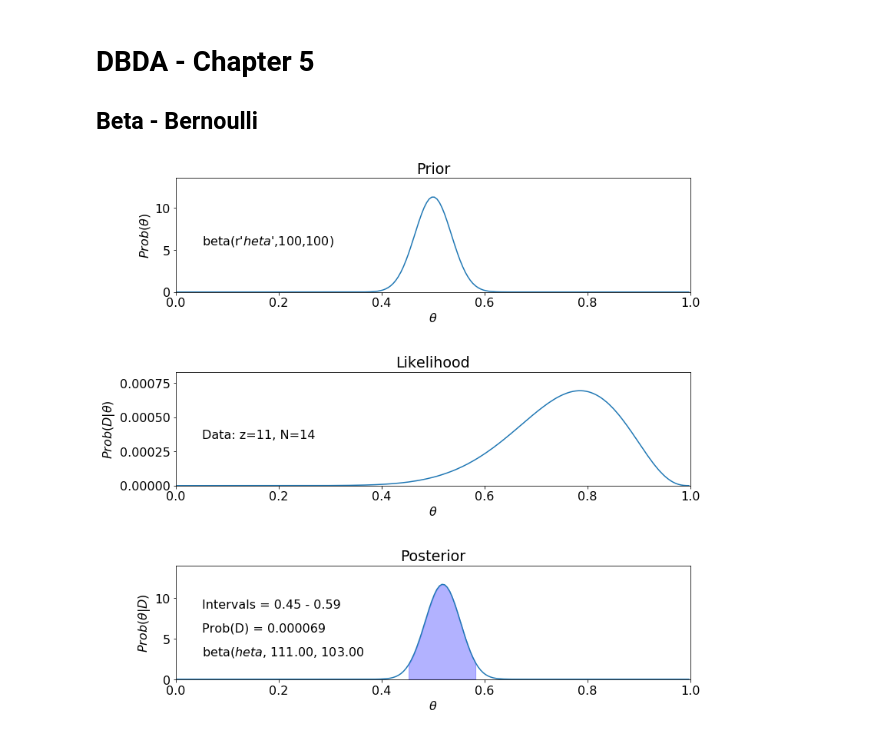
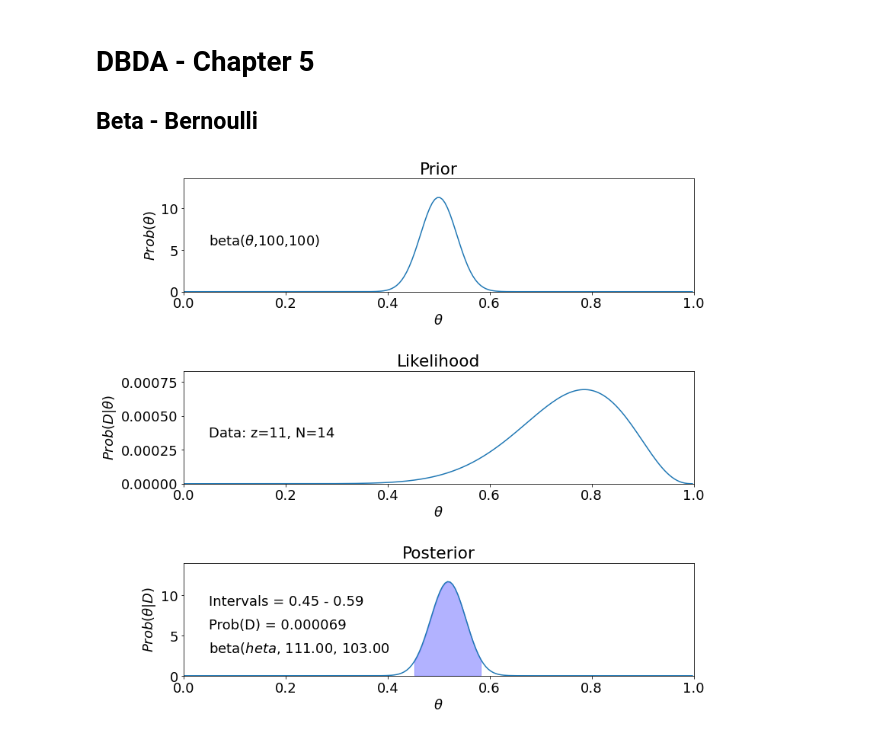
Before and after one commit to jamescrosbie/Bayes, a Jupyter notebook: DBDA-Python/DBDA_ch5.ipynb, the cells around one changed output. Cells and saved outputs as stored; diff of their text form; code cells hidden in the pictures.

```diff
--- a/DBDA-Python/DBDA_ch5.ipynb
+++ b/DBDA-Python/DBDA_ch5.ipynb
@@ -8,10 +8,7 @@ import numpy as np
 from scipy.stats import beta
 from scipy.special import beta as betaFun
 
-from HDIofICDF import *
-
 import matplotlib.pyplot as plt
 %matplotlib inline
+
+plt.rcParams.update({'font.size': 18})
-# %%
-font = {'family': 'normal', 'weight': 'normal', 'size': 16}
-plt.rc('font', **font)
@@ -88,7 +89,7 @@ def BernBeta(priorShape, dataVec, credMass=0.95, saveGraph=False):
     plt.xlabel(r"$\theta$")
     plt.ylabel(r"$Prob(\theta)$")
     plt.title(r"Prior")
-    plt.text(locx, np.max(pTheta)/2, f"beta($\theta$,{a},{b})")
+    plt.text(locx, np.max(pTheta)/2, r"beta($\theta$,{},{})".format(a,b))
 
     #Plot the likelihood:
     plt.subplot(3, 1, 2)
@@ -125,9 +126,9 @@ def BernBeta(priorShape, dataVec, credMass=0.95, saveGraph=False):
     return intervals
 # %%
 dataVec = np.repeat([1, 0], [11, 3])  # 11 heads, 3 tail
-
-intervals = BernBeta(priorShape=[100, 100], dataVec=dataVec)
-#plt.savefig('Figure_5.2.png')
-plt.show()
+priorShape=[100, 100]
-# %% [output]
-[figure, removed]
+# %%
+intervals = BernBeta(priorShape, dataVec)
+plt.show()
+# %% [output]
+[figure, added]
```
Also changed, not shown: parts of 1 cell of this notebook, 2 other files.
